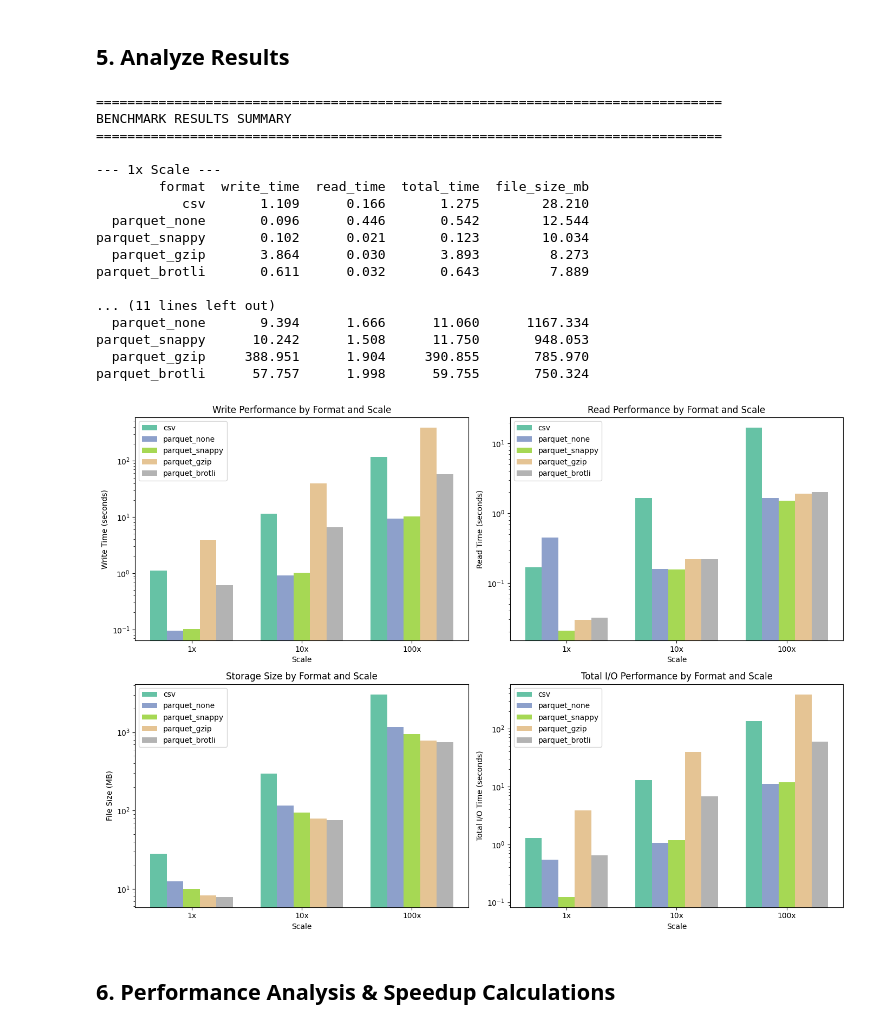
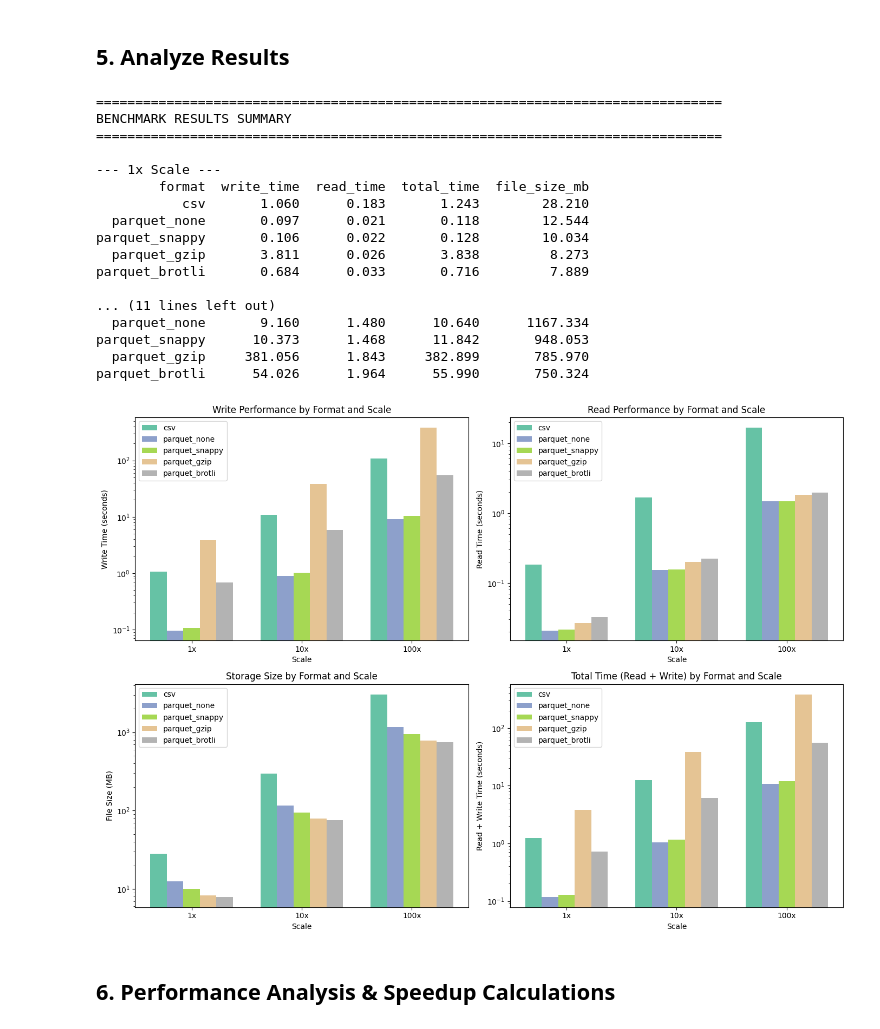
Before and after one commit to qurore/stock-analysis-a1, a Jupyter notebook: notebooks/part1_storage_benchmarking.ipynb, the cells around one changed output. Drawn from its saved outputs; the diff is of its cells as text; code cells hidden in the pictures.

```diff
--- a/notebooks/part1_storage_benchmarking.ipynb
+++ b/notebooks/part1_storage_benchmarking.ipynb
@@ -106,7 +102,7 @@ Creating scaled datasets...
 # %% [markdown]
 ## 3. Benchmarking Functions
 # %%
-def benchmark_write(df, filepath, format_type, compression=None, n_runs=3):
+def benchmark_write(df, filepath, format_type, compression=None, n_runs=5):
     """Benchmark write operation."""
     times = []
 
@@ -123,7 +119,7 @@ def benchmark_write(df, filepath, format_type, compression=None, n_runs=3):
     file_size = os.path.getsize(filepath) / (1024 * 1024)  # MB
     return np.mean(times), np.std(times), file_size
 
-def benchmark_read(filepath, format_type, n_runs=3):
+def benchmark_read(filepath, format_type, n_runs=5):
     """Benchmark read operation."""
     times = []
 
@@ -238,17 +234,17 @@ BENCHMARK RESULTS SUMMARY
 
 --- 1x Scale ---
         format  write_time  read_time  total_time  file_size_mb
-           csv       1.109      0.166       1.275        28.210
-  parquet_none       0.096      0.446       0.542        12.544
-parquet_snappy       0.102      0.021       0.123        10.034
-  parquet_gzip       3.864      0.030       3.893         8.273
-parquet_brotli       0.611      0.032       0.643         7.889
+           csv       1.060      0.183       1.243        28.210
+  parquet_none       0.097      0.021       0.118        12.544
+parquet_snappy       0.106      0.022       0.128        10.034
+  parquet_gzip       3.811      0.026       3.838         8.273
+parquet_brotli       0.684      0.033       0.716         7.889
 
 ... (11 lines left out)
-  parquet_none       9.394      1.666      11.060      1167.334
-parquet_snappy      10.242      1.508      11.750       948.053
-  parquet_gzip     388.951      1.904     390.855       785.970
-parquet_brotli      57.757      1.998      59.755       750.324
+  parquet_none       9.160      1.480      10.640      1167.334
+parquet_snappy      10.373      1.468      11.842       948.053
+  parquet_gzip     381.056      1.843     382.899       785.970
+parquet_brotli      54.026      1.964      55.990       750.324
 # %%
 # Create visualization
 fig, axes = plt.subplots(2, 2, figsize=(14, 10))
@@ -285,37 +281,37 @@ ax2.set_xticklabels(scales)
 ax2.legend(loc='upper left')
 ax2.set_yscale('log')
 
 # Plot 3: File Sizes
 ax3 = axes[1, 0]
 for i, fmt in enumerate(formats_list):
     data = results_df[results_df['format'] == fmt]['file_size_mb'].values
     ax3.bar(x + i*width, data, width, label=fmt, color=colors[i])
 ax3.set_xlabel('Scale')
 ax3.set_ylabel('File Size (MB)')
 ax3.set_title('Storage Size by Format and Scale')
 ax3.set_xticks(x + width * 2)
 ax3.set_xticklabels(scales)
 ax3.legend(loc='upper left')
 ax3.set_yscale('log')
 
-# Plot 4: Total I/O Time
+# Plot 4: Read + Write Time
 ax4 = axes[1, 1]
 for i, fmt in enumerate(formats_list):
     data = results_df[results_df['format'] == fmt]['total_time'].values
     ax4.bar(x + i*width, data, width, label=fmt, color=colors[i])
 ax4.set_xlabel('Scale')
-ax4.set_ylabel('Total I/O Time (seconds)')
-ax4.set_title('Total I/O Performance by Format and Scale')
+ax4.set_ylabel('Read + Write Time (seconds)')
+ax4.set_title('Total Time (Read + Write) by Format and Scale')
 ax4.set_xticks(x + width * 2)
 ax4.set_xticklabels(scales)
 ax4.legend(loc='upper left')
 ax4.set_yscale('log')
 
 plt.tight_layout()
 plt.savefig(DATA_DIR / 'benchmark_results.png', dpi=150, bbox_inches='tight')
 plt.show()
 # %% [output]
-[figure, old version]
+[figure, new version]
 # %% [markdown]
 ## 6. Performance Analysis & Speedup Calculations
 # %%
```
Also changed, not shown: parts of 6 cells of this notebook, 3 other files.
